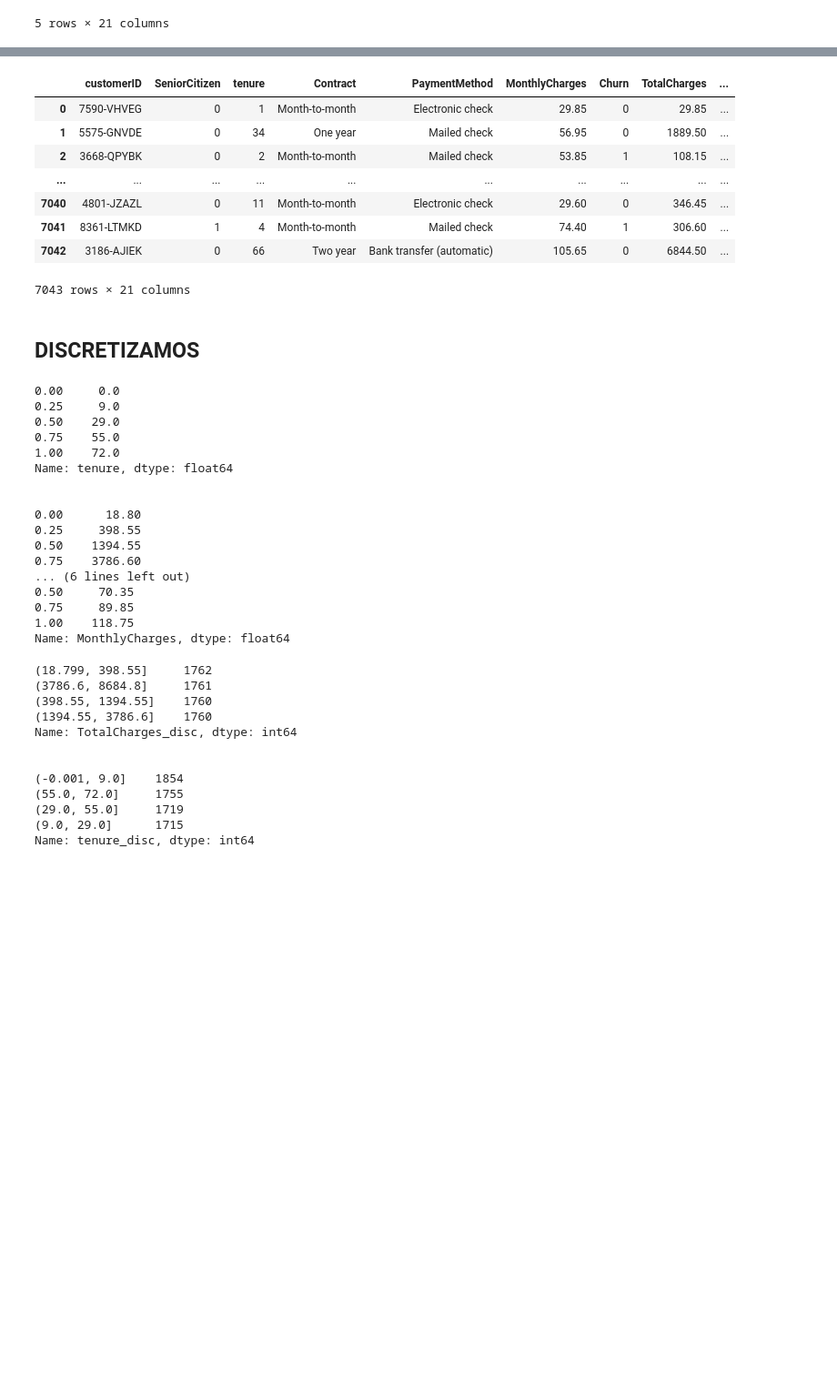
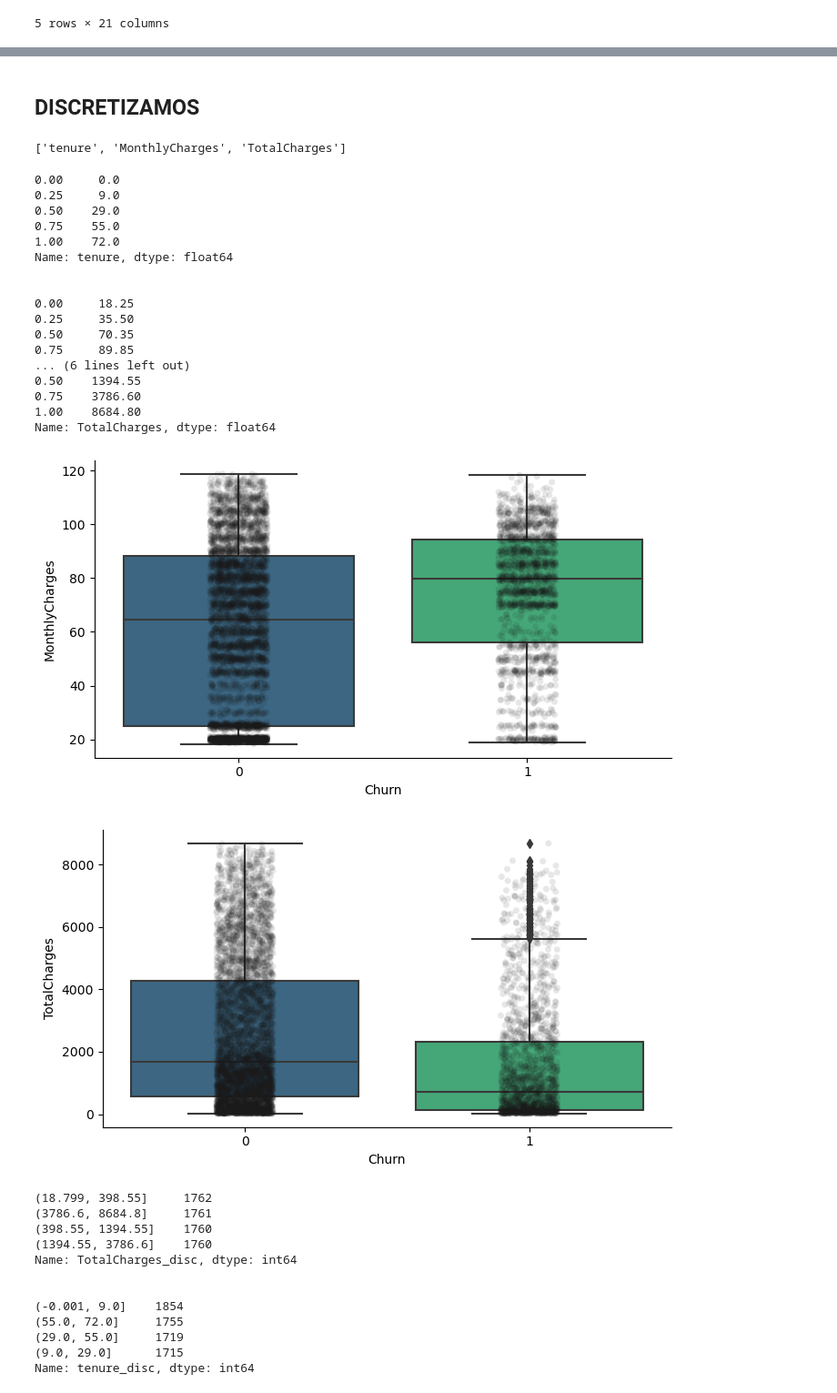
Before and after one commit to proserix/proyecto-telco-main, a Jupyter notebook: Notebook.ipynb, the cells around one changed output, grey strips where cells are left out. Shown at 91% size. Saved outputs shown, nothing was run; the diff lists cells and outputs as text; code cells hidden in the pictures; blank space fills up the shorter version.

```diff
--- a/Notebook.ipynb
+++ b/Notebook.ipynb
@@ -307,24 +372,17 @@ dff=pd.DataFrame([dff[cat].map(reco) for cat in ls_reco]).T
-# %%
-dft=df.copy()
-dft.drop(columns=ls_reco,inplace=True)
-dft=pd.concat([dft,dff],axis="columns")
-dft
-# %% [output]
-|  | customerID | SeniorCitizen | tenure | Contract | PaymentMethod | MonthlyCharges | Churn | TotalCharges | ... |
-| 0 | 7590-VHVEG | 0 | 1 | Month-to-month | Electronic check | 29.85 | 0 | 29.85 | ... |
-| 1 | 5575-GNVDE | 0 | 34 | One year | Mailed check | 56.95 | 0 | 1889.50 | ... |
-| 2 | 3668-QPYBK | 0 | 2 | Month-to-month | Mailed check | 53.85 | 1 | 108.15 | ... |
-| ... | ... | ... | ... | ... | ... | ... | ... | ... | ... |
-| 7040 | 4801-JZAZL | 0 | 11 | Month-to-month | Electronic check | 29.60 | 0 | 346.45 | ... |
-| 7041 | 8361-LTMKD | 1 | 4 | Month-to-month | Mailed check | 74.40 | 1 | 306.60 | ... |
-| 7042 | 3186-AJIEK | 0 | 66 | Two year | Bank transfer (automatic) | 105.65 | 0 | 6844.50 | ... |
-7043 rows × 21 columns
 # %% [markdown]
 ## DISCRETIZAMOS
+# %%
+# Hacemos una copia de la lista de variables numericas..
+ls=ls_num.copy()
+ls.remove("Churn")
+ls
+# %% [output]
+['tenure', 'MonthlyCharges', 'TotalCharges']
 # %%
-print(dft["tenure"].quantile([0,0.25,0.5,0.75,1]),"\n\n")
-print(dft["TotalCharges"].quantile([0,0.25,0.5,0.75,1]),"\n\n")
-print(dft["MonthlyCharges"].quantile([0,0.25,0.5,0.75,1]))
+# Primero revisamos los percentiles
+
+for var in ls:
+    print(dft[var].quantile([0,0.25,0.5,0.75,1]),"\n\n")
 # %% [output]
 0.00     0.0
 0.25     9.0
@@ -334,15 +392,28 @@ print(dft["MonthlyCharges"].quantile([0,0.25,0.5,0.75,1]))
 Name: tenure, dtype: float64
 
 
-0.00      18.80
-0.25     398.55
+0.00     18.25
+0.25     35.50
+0.50     70.35
+0.75     89.85
+... (6 lines left out)
 0.50    1394.55
 0.75    3786.60
-... (6 lines left out)
-0.50     70.35
-0.75     89.85
-1.00    118.75
-Name: MonthlyCharges, dtype: float64
+1.00    8684.80
+Name: TotalCharges, dtype: float64
+# %%
+# Luego graficamos respecto de tenure..
+
+for var in ls:
+    if var!="tenure":
+        # make boxplot with Catplot
+        sns.catplot(x="Churn", y=var, data=dft, kind="box", height=4, aspect=1.8, palette="viridis")
+        # add data points to boxplot with stripplot
+        sns.stripplot(x="Churn", y=var, data=dft, jitter=0.1, alpha=0.1, color='k')
+        pt.show()
+# %% [output]
+[figure, added]
+[figure, added]
 # %%
 dft["TotalCharges_disc"]=pd.qcut(df["TotalCharges"],[0,0.25,0.5,0.75,1])
 dft["TotalCharges_disc"]=dft["TotalCharges_disc"].astype("category")
```
Also changed, not shown: parts of 14 cells of this notebook.
